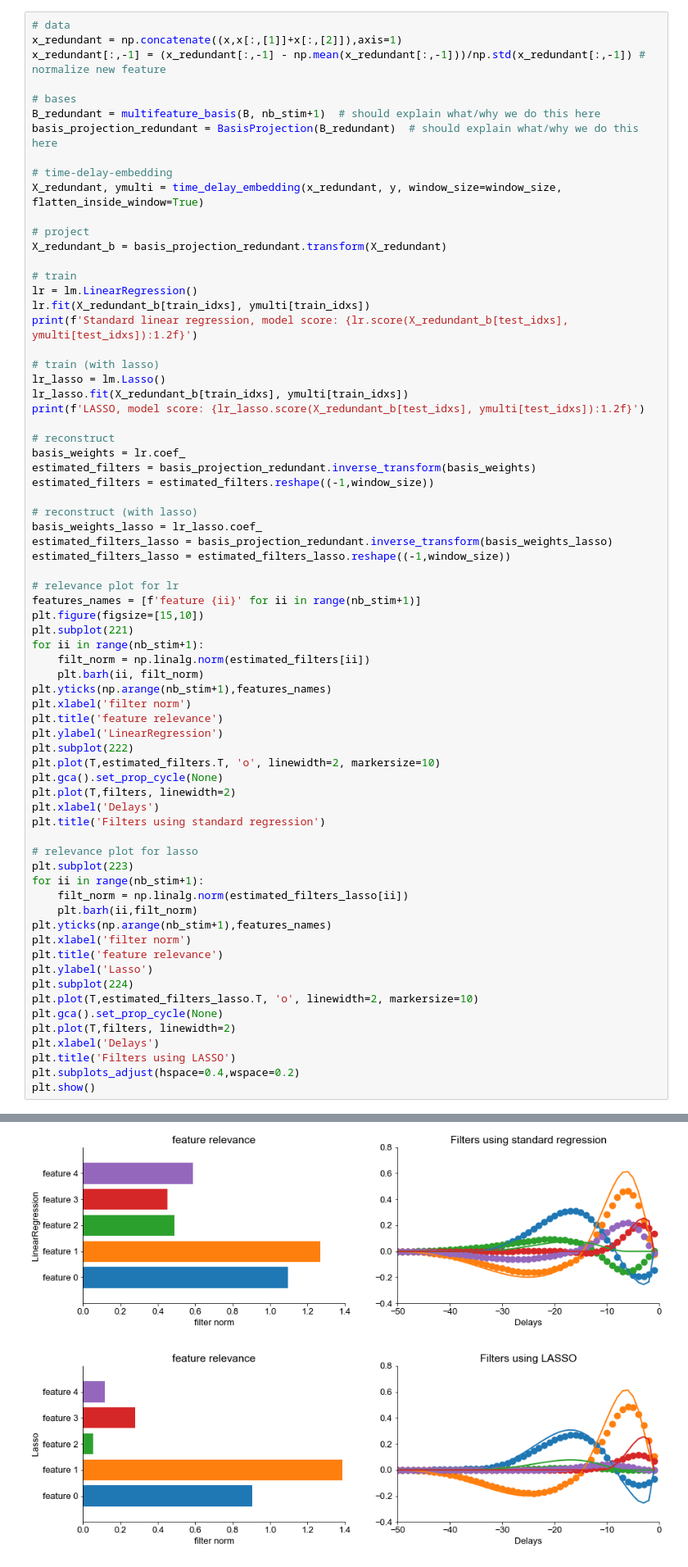
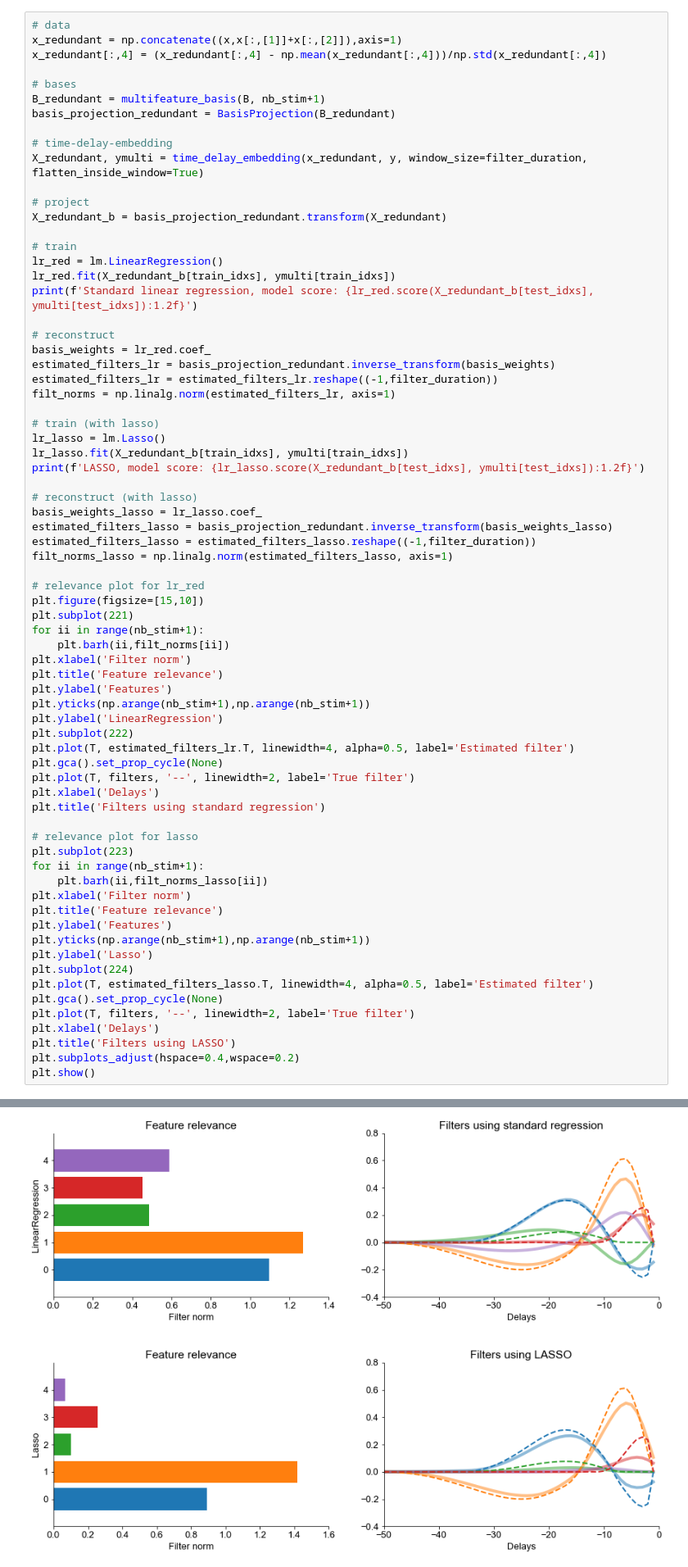
Before and after one commit to janclemenslab/glm_utils, a Jupyter notebook: demo/multiple_inputs.ipynb, the cells around one changed output, grey strips where cells are left out. Shown at 82% size. Drawn from its saved outputs; the diff is of its cells as text.

Commit message:
update redundant, but still bugged

```diff
--- a/demo/multiple_inputs.ipynb
+++ b/demo/multiple_inputs.ipynb
@@ -378,74 +378,75 @@ Regularization successfully reduces the weights for redundant features. However,
 # %%
 # data
 x_redundant = np.concatenate((x,x[:,[1]]+x[:,[2]]),axis=1)
-x_redundant[:,-1] = (x_redundant[:,-1] - np.mean(x_redundant[:,-1]))/np.std(x_redundant[:,-1]) # normalize new feature
+x_redundant[:,4] = (x_redundant[:,4] - np.mean(x_redundant[:,4]))/np.std(x_redundant[:,4])
 
 # bases
-B_redundant = multifeature_basis(B, nb_stim+1)  # should explain what/why we do this here
-basis_projection_redundant = BasisProjection(B_redundant)  # should explain what/why we do this here
+B_redundant = multifeature_basis(B, nb_stim+1)
+basis_projection_redundant = BasisProjection(B_redundant)
 
 # time-delay-embedding
-X_redundant, ymulti = time_delay_embedding(x_redundant, y, window_size=window_size, flatten_inside_window=True)
+X_redundant, ymulti = time_delay_embedding(x_redundant, y, window_size=filter_duration, flatten_inside_window=True)
 
 # project
 X_redundant_b = basis_projection_redundant.transform(X_redundant)
 
 # train
-lr = lm.LinearRegression()
-lr.fit(X_redundant_b[train_idxs], ymulti[train_idxs])
-print(f'Standard linear regression, model score: {lr.score(X_redundant_b[test_idxs], ymulti[test_idxs]):1.2f}')
+lr_red = lm.LinearRegression()
+lr_red.fit(X_redundant_b[train_idxs], ymulti[train_idxs])
+print(f'Standard linear regression, model score: {lr_red.score(X_redundant_b[test_idxs], ymulti[test_idxs]):1.2f}')
+
+# reconstruct
+basis_weights = lr_red.coef_
+estimated_filters_lr = basis_projection_redundant.inverse_transform(basis_weights)
+estimated_filters_lr = estimated_filters_lr.reshape((-1,filter_duration))
+filt_norms = np.linalg.norm(estimated_filters_lr, axis=1)
 
 # train (with lasso)
 lr_lasso = lm.Lasso()
 lr_lasso.fit(X_redundant_b[train_idxs], ymulti[train_idxs])
 print(f'LASSO, model score: {lr_lasso.score(X_redundant_b[test_idxs], ymulti[test_idxs]):1.2f}')
 
-# reconstruct
-basis_weights = lr.coef_
-estimated_filters = basis_projection_redundant.inverse_transform(basis_weights)
-estimated_filters = estimated_filters.reshape((-1,window_size))
-
 # reconstruct (with lasso)
 basis_weights_lasso = lr_lasso.coef_
 estimated_filters_lasso = basis_projection_redundant.inverse_transform(basis_weights_lasso)
-estimated_filters_lasso = estimated_filters_lasso.reshape((-1,window_size))
+estimated_filters_lasso = estimated_filters_lasso.reshape((-1,filter_duration))
+filt_norms_lasso = np.linalg.norm(estimated_filters_lasso, axis=1)
 
-# relevance plot for lr
-features_names = [f'feature {ii}' for ii in range(nb_stim+1)]
+# relevance plot for lr_red
 plt.figure(figsize=[15,10])
 plt.subplot(221)
 for ii in range(nb_stim+1):
-    filt_norm = np.linalg.norm(estimated_filters[ii])
-    plt.barh(ii, filt_norm)
-plt.yticks(np.arange(nb_stim+1),features_names)
-plt.xlabel('filter norm')
-plt.title('feature relevance')
+    plt.barh(ii,filt_norms[ii])
+plt.xlabel('Filter norm')
+plt.title('Feature relevance')
+plt.ylabel('Features')
+plt.yticks(np.arange(nb_stim+1),np.arange(nb_stim+1))
 plt.ylabel('LinearRegression')
 plt.subplot(222)
-plt.plot(T,estimated_filters.T, 'o', linewidth=2, markersize=10)
+plt.plot(T, estimated_filters_lr.T, linewidth=4, alpha=0.5, label='Estimated filter')
 plt.gca().set_prop_cycle(None)
-plt.plot(T,filters, linewidth=2)
+plt.plot(T, filters, '--', linewidth=2, label='True filter')
 plt.xlabel('Delays')
 plt.title('Filters using standard regression')
 
 # relevance plot for lasso
 plt.subplot(223)
 for ii in range(nb_stim+1):
-    filt_norm = np.linalg.norm(estimated_filters_lasso[ii])
-    plt.barh(ii,filt_norm)
-plt.yticks(np.arange(nb_stim+1),features_names)
-plt.xlabel('filter norm')
-plt.title('feature relevance')
+    plt.barh(ii,filt_norms_lasso[ii])
+plt.xlabel('Filter norm')
+plt.title('Feature relevance')
+plt.ylabel('Features')
+plt.yticks(np.arange(nb_stim+1),np.arange(nb_stim+1))
 plt.ylabel('Lasso')
 plt.subplot(224)
-plt.plot(T,estimated_filters_lasso.T, 'o', linewidth=2, markersize=10)
+plt.plot(T, estimated_filters_lasso.T, linewidth=4, alpha=0.5, label='Estimated filter')
 plt.gca().set_prop_cycle(None)
-plt.plot(T,filters, linewidth=2)
+plt.plot(T, filters, '--', linewidth=2, label='True filter')
 plt.xlabel('Delays')
 plt.title('Filters using LASSO')
 plt.subplots_adjust(hspace=0.4,wspace=0.2)
 plt.show()
 # %% [output]
 Standard linear regression, model score: 1.00
 LASSO, model score: 0.96
-[figure, old version]
+[figure, new version]
```
Also changed, not shown: parts of 5 cells of this notebook.
